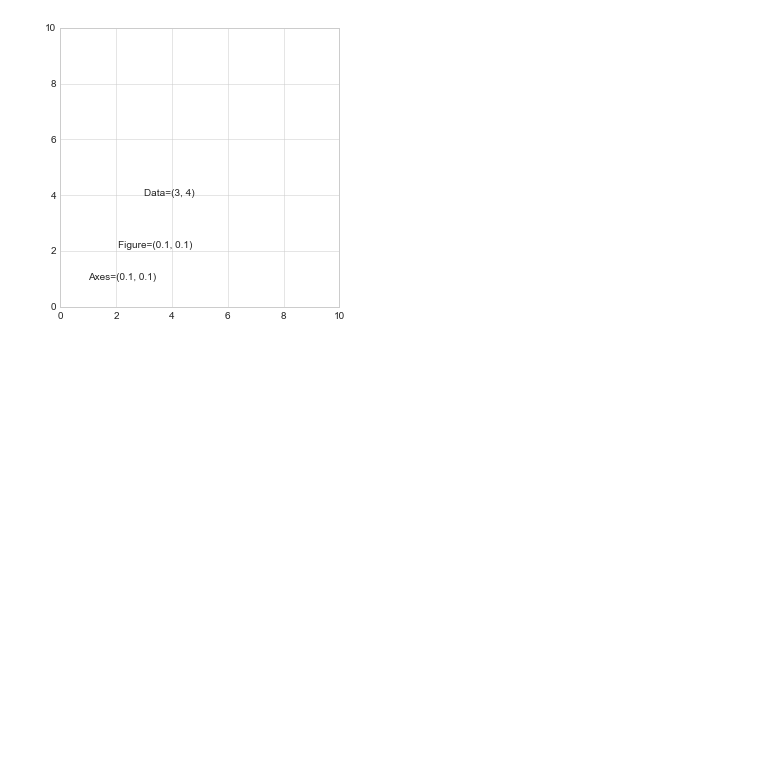
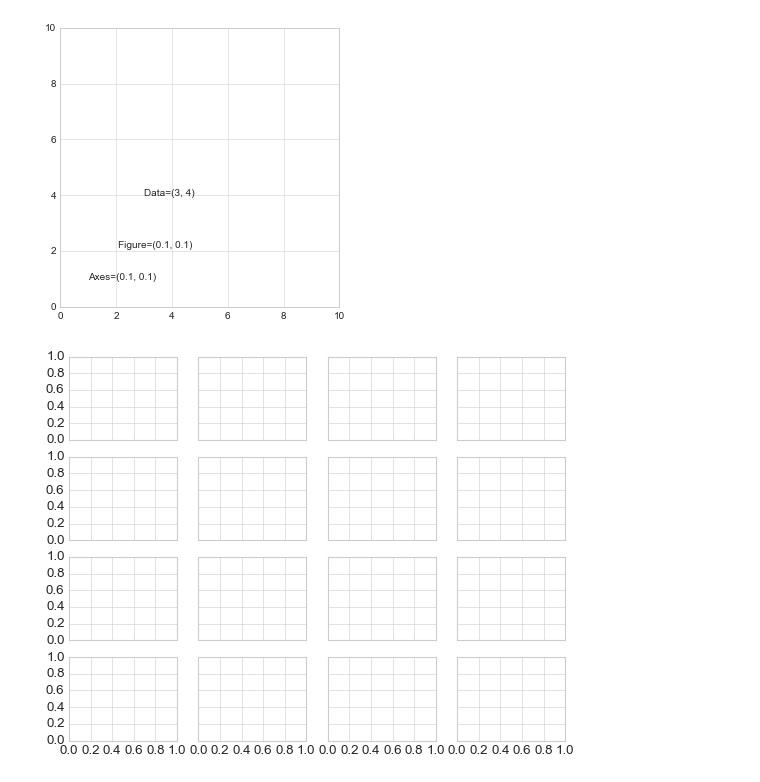
Before and after one commit to MateuszKonopelski/RandomPythonProjects, a Jupyter notebook: Project9_PythonDataScienceHandbook_VanderPlas/Chapter4_Visualisation_with_matplotlib.ipynb, the cells around one changed output. Saved outputs shown, nothing was run; the diff lists cells and outputs as text; code cells hidden in the pictures; blank space fills up the shorter version.

Commit message:
up tp Seaborn marathon example

```diff
--- a/Project9_PythonDataScienceHandbook_VanderPlas/Chapter4_Visualisation_with_matplotlib.ipynb
+++ b/Project9_PythonDataScienceHandbook_VanderPlas/Chapter4_Visualisation_with_matplotlib.ipynb
@@ -565,3 +565,8 @@ ax.text(0.1, 0.1, 'Figure=(0.1, 0.1)', transform=fig.transFigure)
 # %% [output]
 Text(0.1,0.1,'Figure=(0.1, 0.1)')
 [figure]
+# %%
+plt.style.use('seaborn-whitegrid')
+fig, ax = plt.subplots(4, 4, sharex=True, sharey=True)
+# %% [output]
+[figure, added]
```
Also changed, not shown: parts of 10 cells of this notebook.
